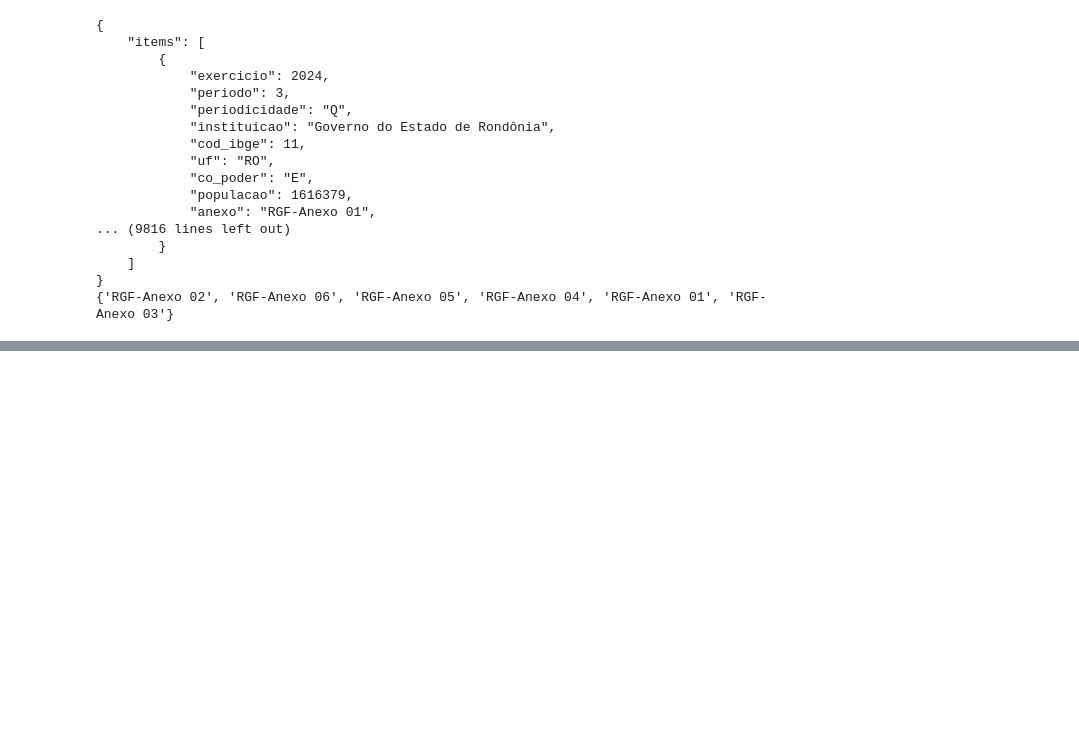
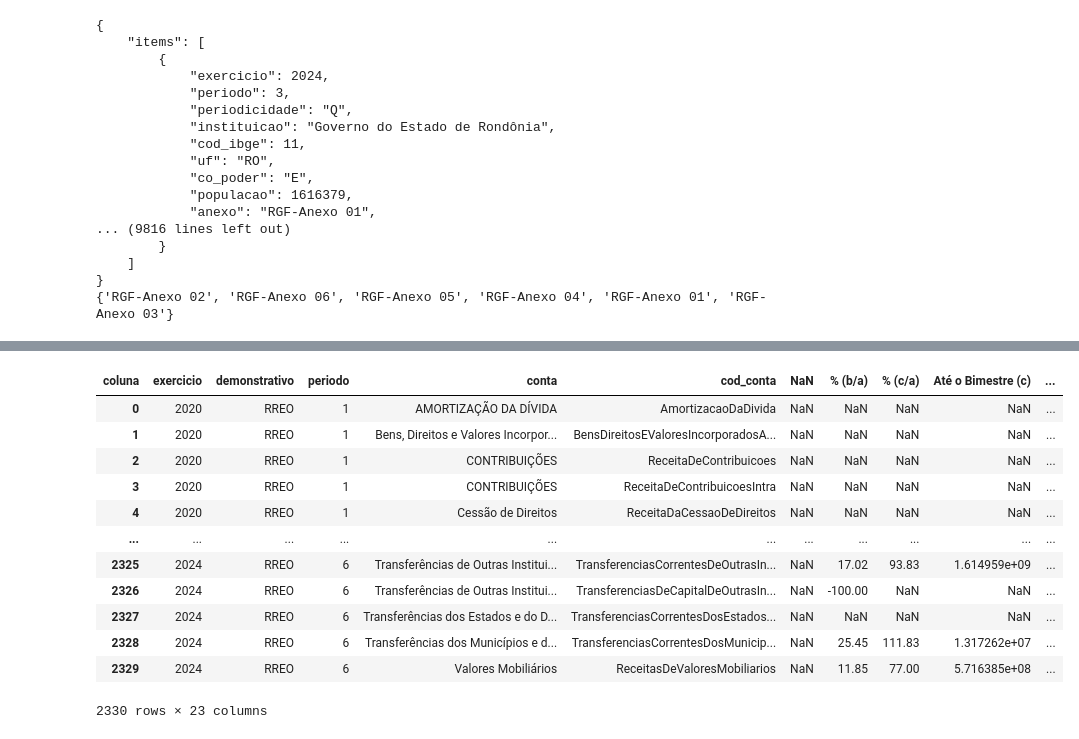
Before and after one commit to PedroJRod/api_siconfi, a Jupyter notebook: notebook.ipynb, the cells around one changed output, grey strips where cells are left out. Cells and saved outputs as stored; diff of their text form; code cells hidden in the pictures; blank space fills up the shorter version.

```diff
--- a/notebook.ipynb
+++ b/notebook.ipynb
@@ -175,0 +273,50 @@ print(valores)
+# %%
+an_exercicio = ["2020","2021","2022","2023","2024"]
+nr_periodo = ["1","2","3","4","5","6"] #Bimestre de referência do relatório dentro de um exercício.
+co_tipo_demonstrativo = "RREO"
+no_anexo = 'RREO-Anexo 01' #'RREO-Anexo 13', 'RREO-Anexo 04', 'RREO-Anexo 11', 'RREO-Anexo 09', 'RREO-Anexo 02', 'RREO-Anexo 07', 'RREO-Anexo 03', 'RREO-Anexo 14', 'RREO-Anexo 06', 'RREO-Anexo 10 - RPPS', 'RREO-Anexo 01'
+id_ente = "11" #Código IBGE do Ente.
+
+df = pd.DataFrame()
+
+for i in an_exercicio:
+    for j in nr_periodo:
+        dados = RREO(i, j, co_tipo_demonstrativo, no_anexo, id_ente)
+        dados = pd.DataFrame(dados['items'])
+        df = pd.concat([df, dados])
+        df = df.pivot(index=['exercicio','demonstrativo','periodo','conta', 'cod_conta'], columns='coluna', values='valor').reset_index()
+
+df.to_csv('RREO_Anexo_01.csv', index=False, sep=';')
+# %%
+an_exercicio = ["2020","2021","2022","2023","2024"]
+nr_periodo = ["1","2","3","4","5","6"] #Bimestre de referência do relatório dentro de um exercício.
+co_tipo_demonstrativo = "RREO"
+no_anexo = 'RREO-Anexo 03' #'RREO-Anexo 13', 'RREO-Anexo 04', 'RREO-Anexo 11', 'RREO-Anexo 09', 'RREO-Anexo 02', 'RREO-Anexo 07', 'RREO-Anexo 03', 'RREO-Anexo 14', 'RREO-Anexo 06', 'RREO-Anexo 10 - RPPS', 'RREO-Anexo 01'
+id_ente = "11" #Código IBGE do Ente.
+
+df = pd.DataFrame()
+
+for i in an_exercicio:
+    for j in nr_periodo:
+        dados = RREO(i, j, co_tipo_demonstrativo, no_anexo, id_ente)
+        dados = pd.DataFrame(dados['items'])
+        df = pd.concat([df, dados])
+        df = df.pivot(index=['exercicio','demonstrativo','periodo','conta', 'cod_conta'], columns='coluna', values='valor').reset_index()
+
+df.to_csv('RREO_Anexo_03.csv', index=False, sep=';')
+# %%
+df
+# %% [output]
+| coluna | exercicio | demonstrativo | periodo | conta | cod_conta | NaN | % (b/a) | % (c/a) | Até o Bimestre (c) | ... |
+| 0 | 2020 | RREO | 1 | AMORTIZAÇÃO DA DÍVIDA | AmortizacaoDaDivida | NaN | NaN | NaN | NaN | ... |
+| 1 | 2020 | RREO | 1 | Bens, Direitos e Valores Incorpor... | BensDireitosEValoresIncorporadosA... | NaN | NaN | NaN | NaN | ... |
+| 2 | 2020 | RREO | 1 | CONTRIBUIÇÕES | ReceitaDeContribuicoes | NaN | NaN | NaN | NaN | ... |
+| 3 | 2020 | RREO | 1 | CONTRIBUIÇÕES | ReceitaDeContribuicoesIntra | NaN | NaN | NaN | NaN | ... |
+| 4 | 2020 | RREO | 1 | Cessão de Direitos | ReceitaDaCessaoDeDireitos | NaN | NaN | NaN | NaN | ... |
+| ... | ... | ... | ... | ... | ... | ... | ... | ... | ... | ... |
+| 2325 | 2024 | RREO | 6 | Transferências de Outras Institui... | TransferenciasCorrentesDeOutrasIn... | NaN | 17.02 | 93.83 | 1.614959e+09 | ... |
+| 2326 | 2024 | RREO | 6 | Transferências de Outras Institui... | TransferenciasDeCapitalDeOutrasIn... | NaN | -100.00 | NaN | NaN | ... |
+| 2327 | 2024 | RREO | 6 | Transferências dos Estados e do D... | TransferenciasCorrentesDosEstados... | NaN | NaN | NaN | NaN | ... |
+| 2328 | 2024 | RREO | 6 | Transferências dos Municípios e d... | TransferenciasCorrentesDosMunicip... | NaN | 25.45 | 111.83 | 1.317262e+07 | ... |
+| 2329 | 2024 | RREO | 6 | Valores Mobiliários | ReceitasDeValoresMobiliarios | NaN | 11.85 | 77.00 | 5.716385e+08 | ... |
+2330 rows × 23 columns
```
Also changed, not shown: parts of 7 cells of this notebook, 2 other files.
